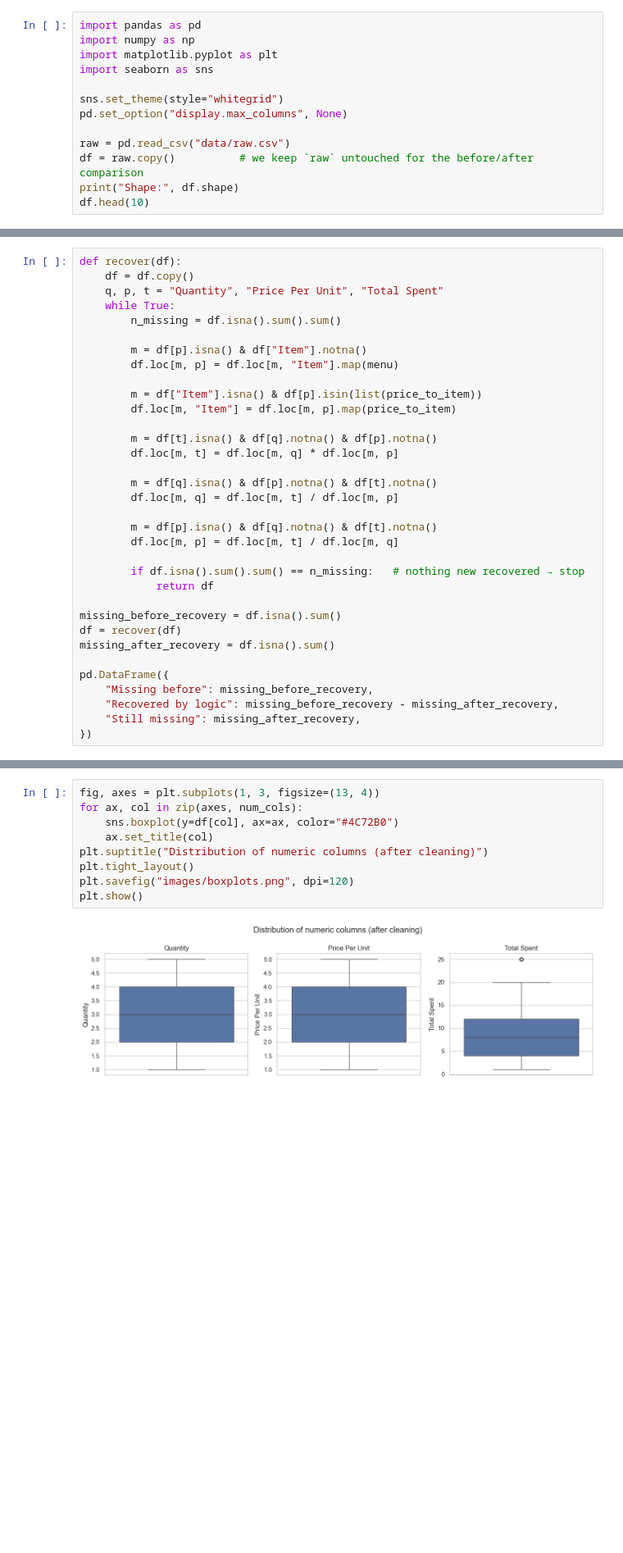
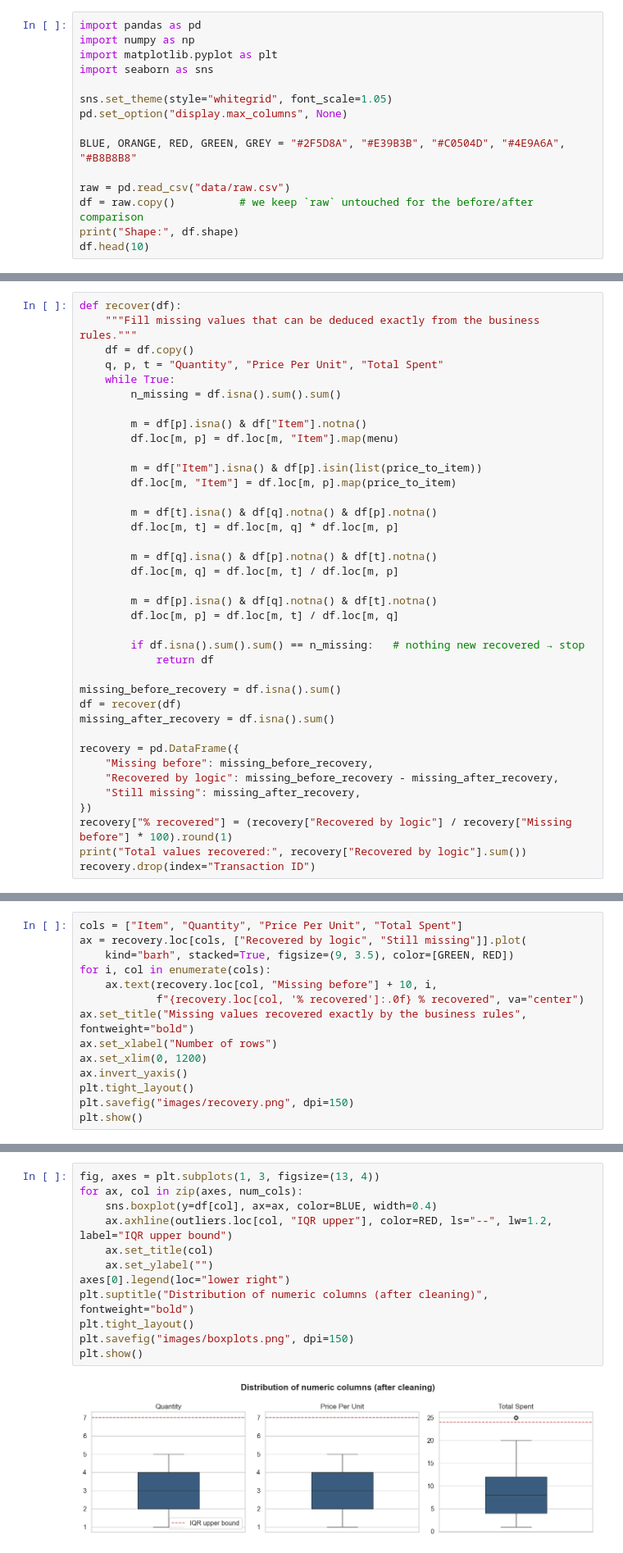
Before and after one commit to asaphfelix03-beep/OIBSIP, a Jupyter notebook: DataAnalytics-L1-DataCleaning/data_cleaning.ipynb, the cells around one changed output, grey strips where cells are left out. Shown at 82% size. Saved outputs shown, nothing was run; the diff lists cells and outputs as text; blank space fills up the shorter version.

```diff
--- a/DataAnalytics-L1-DataCleaning/data_cleaning.ipynb
+++ b/DataAnalytics-L1-DataCleaning/data_cleaning.ipynb
@@ -33,8 +40,10 @@ import numpy as np
 import matplotlib.pyplot as plt
 import seaborn as sns
 
-sns.set_theme(style="whitegrid")
+sns.set_theme(style="whitegrid", font_scale=1.05)
 pd.set_option("display.max_columns", None)
+
+BLUE, ORANGE, RED, GREEN, GREY = "#2F5D8A", "#E39B3B", "#C0504D", "#4E9A6A", "#B8B8B8"
 
 raw = pd.read_csv("data/raw.csv")
 df = raw.copy()          # we keep `raw` untouched for the before/after comparison
@@ -280,6 +291,7 @@ Menu (item → price): {'Cake': 3.0, 'Coffee': 2.0, 'Cookie': 1.0, 'Juice': 3.0,
 Unambiguous prices (price → item): {2.0: 'Coffee', 1.0: 'Cookie', 5.0: 'Salad', 1.5: 'Tea'}
 # %%
 def recover(df):
+    """Fill missing values that can be deduced exactly from the business rules."""
     df = df.copy()
     q, p, t = "Quantity", "Price Per Unit", "Total Spent"
     while True:
@@ -307,9 +319,12 @@ missing_before_recovery = df.isna().sum()
 df = recover(df)
 missing_after_recovery = df.isna().sum()
 
-pd.DataFrame({
+recovery = pd.DataFrame({
     "Missing before": missing_before_recovery,
     "Recovered by logic": missing_before_recovery - missing_after_recovery,
     "Still missing": missing_after_recovery,
 })
+recovery["% recovered"] = (recovery["Recovered by logic"] / recovery["Missing before"] * 100).round(1)
+print("Total values recovered:", recovery["Recovered by logic"].sum())
+recovery.drop(index="Transaction ID")
 # %% [output]
@@ -324,0 +340,14 @@ pd.DataFrame({
+# %%
+cols = ["Item", "Quantity", "Price Per Unit", "Total Spent"]
+ax = recovery.loc[cols, ["Recovered by logic", "Still missing"]].plot(
+    kind="barh", stacked=True, figsize=(9, 3.5), color=[GREEN, RED])
+for i, col in enumerate(cols):
+    ax.text(recovery.loc[col, "Missing before"] + 10, i,
+            f"{recovery.loc[col, '% recovered']:.0f} % recovered", va="center")
+ax.set_title("Missing values recovered exactly by the business rules", fontweight="bold")
+ax.set_xlabel("Number of rows")
+ax.set_xlim(0, 1200)
+ax.invert_yaxis()
+plt.tight_layout()
+plt.savefig("images/recovery.png", dpi=150)
+plt.show()
@@ -442,14 +473,17 @@ outliers
 # %%
 fig, axes = plt.subplots(1, 3, figsize=(13, 4))
 for ax, col in zip(axes, num_cols):
-    sns.boxplot(y=df[col], ax=ax, color="#4C72B0")
+    sns.boxplot(y=df[col], ax=ax, color=BLUE, width=0.4)
+    ax.axhline(outliers.loc[col, "IQR upper"], color=RED, ls="--", lw=1.2, label="IQR upper bound")
     ax.set_title(col)
-plt.suptitle("Distribution of numeric columns (after cleaning)")
+    ax.set_ylabel("")
+axes[0].legend(loc="lower right")
+plt.suptitle("Distribution of numeric columns (after cleaning)", fontweight="bold")
 plt.tight_layout()
-plt.savefig("images/boxplots.png", dpi=120)
+plt.savefig("images/boxplots.png", dpi=150)
 plt.show()
 # %% [output]
-[figure, old version]
+[figure, new version]
 # %%
 print("Transactions with Total Spent above the IQR upper bound:")
 upper = outliers.loc["Total Spent", "IQR upper"]
```
Also changed, not shown: parts of 15 cells of this notebook, 9 other files.
